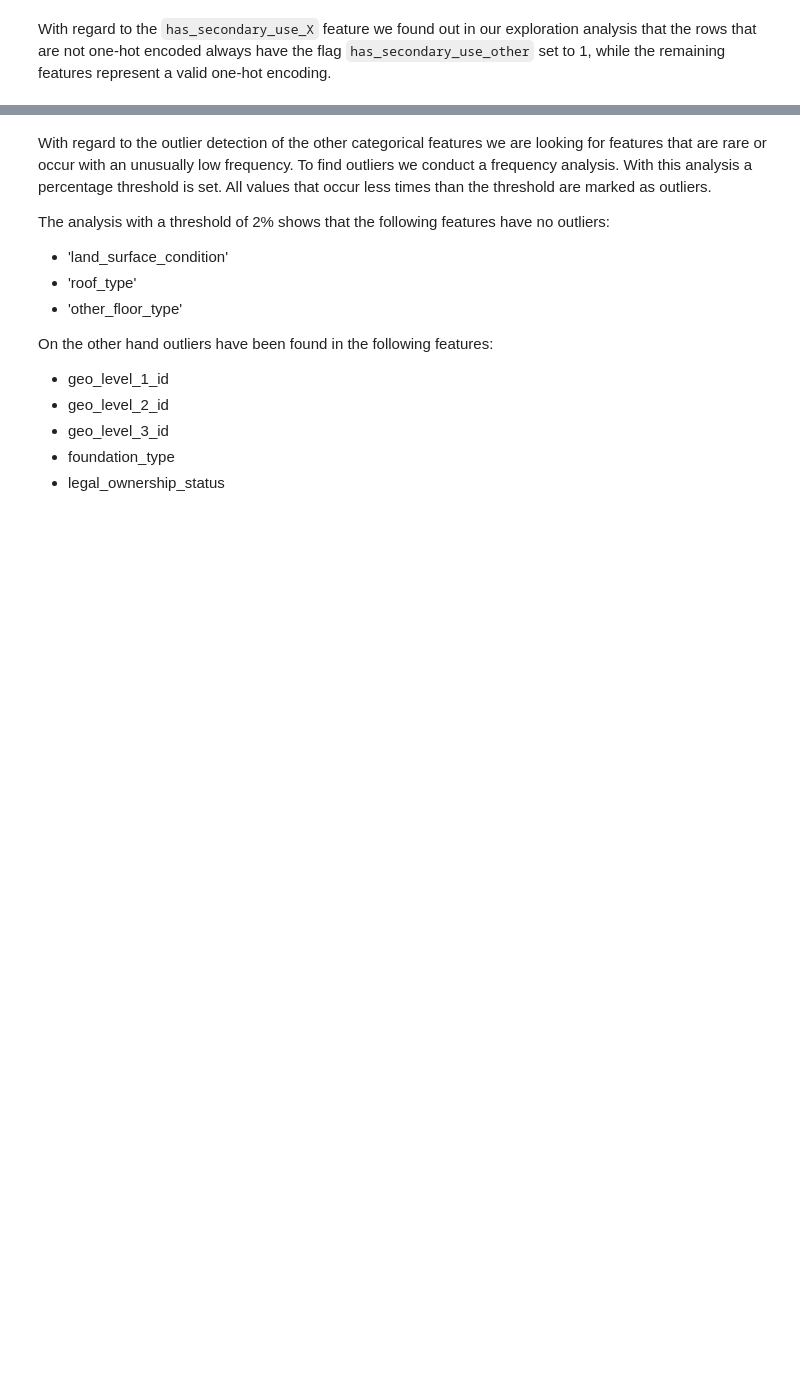
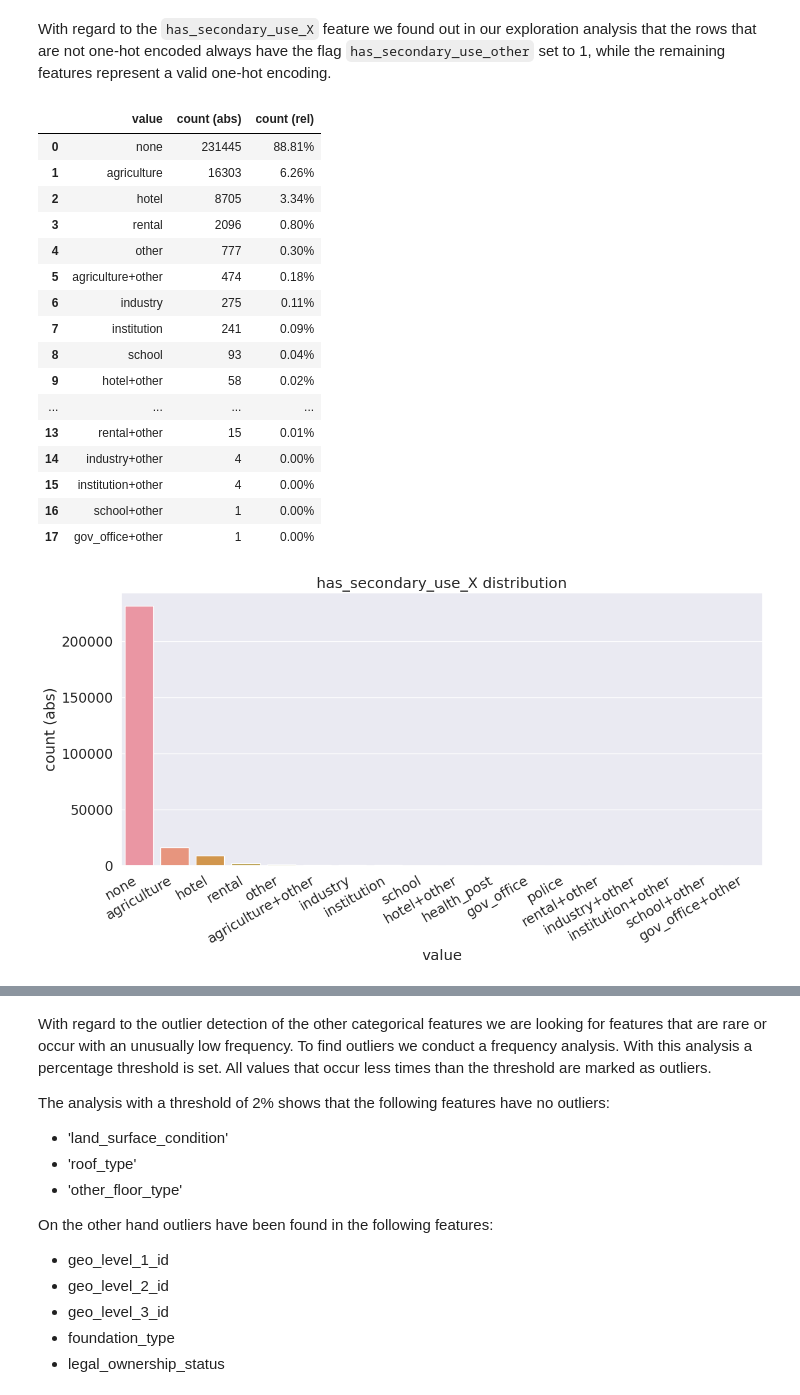
Before and after one commit to Sidies/-2015_Gorkha_earthquake_damage_prediction, a Jupyter notebook: notebooks/1.0-tyrell-data-cleaning.ipynb, the cells around one changed output, grey strips where cells are left out. Cells and saved outputs as stored; diff of their text form; code cells hidden in the pictures; blank space fills up the shorter version.

Commit message:
added visualization for secondary use features

```diff
--- a/notebooks/1.0-tyrell-data-cleaning.ipynb
+++ b/notebooks/1.0-tyrell-data-cleaning.ipynb
@@ -336,7 +336,7 @@ plt.show()
 With regard to the `has_secondary_use_X` feature we found out in our exploration analysis that the rows that are not one-hot encoded always have the flag `has_secondary_use_other` set to 1, while the remaining features represent a valid one-hot encoding.
 # %%
 has_secondary_use_columns = [
-    'has_secondary_use'
+    'has_secondary_use',
     'has_secondary_use_agriculture',
     'has_secondary_use_hotel',
     'has_secondary_use_rental',
@@ -348,3 +348,63 @@ has_secondary_use_columns = [
     'has_secondary_use_use_police',
     'has_secondary_use_other'
 ]
+
+has_secondary_use_df = pd.DataFrame(train_df[has_secondary_use_columns])
+
+has_secondary_use_df['has_no_secondary_use'] = has_secondary_use_df['has_secondary_use'].replace({0:1, 1:0})
+has_secondary_use_df = has_secondary_use_df.drop(columns=['has_secondary_use'])
+# %%
+has_secondary_use_df.columns = [
+    'agriculture',
+    'hotel',
+    'rental',
+    'institution',
+    'school',
+    'industry',
+    'health_post',
+    'gov_office',
+    'police',
+    'other',
+    'none'
+]
+
+encoded_has_secondary_use_df = build_features.create_one_hot_encoding(has_secondary_use_df)
+decoded_has_secondary_use_df = build_features.revert_one_hot_encoding(encoded_has_secondary_use_df)
+# %%
+occurences = visualize.get_verbose_value_counts(decoded_has_secondary_use_df)
+
+display(occurences)
+
+plt.figure(figsize=(14,6))
+sns.barplot(data=occurences, x='value', y='count (abs)')
+plt.xticks(rotation=30, ha='right')
+plt.title('has_secondary_use_X distribution')
+plt.savefig('../reports/figures/has_secondary_use_distribution.svg',  bbox_inches = "tight")
+plt.show()
+
+plt.figure(figsize=(14,6))
+sns.barplot(data=occurences, x='value', y='count (abs)')
+plt.yscale('log')
+plt.xticks(rotation=30, ha='right')
+plt.title('has_secondary_use_X distribution')
+plt.savefig('../reports/figures/has_secondary_use_distribution_log.svg',  bbox_inches = "tight")
+plt.show()
+# %% [output]
+|  | value | count (abs) | count (rel) |
+| 0 | none | 231445 | 88.81% |
+| 1 | agriculture | 16303 | 6.26% |
+| 2 | hotel | 8705 | 3.34% |
+| 3 | rental | 2096 | 0.80% |
+| 4 | other | 777 | 0.30% |
+| 5 | agriculture+other | 474 | 0.18% |
+| 6 | industry | 275 | 0.11% |
+| 7 | institution | 241 | 0.09% |
+| 8 | school | 93 | 0.04% |
+| 9 | hotel+other | 58 | 0.02% |
+| ... | ... | ... | ... |
+| 13 | rental+other | 15 | 0.01% |
+| 14 | industry+other | 4 | 0.00% |
+| 15 | institution+other | 4 | 0.00% |
+| 16 | school+other | 1 | 0.00% |
+| 17 | gov_office+other | 1 | 0.00% |
+[figure, added]
```
Also changed, not shown: parts of 5 cells of this notebook, 7 other files.
